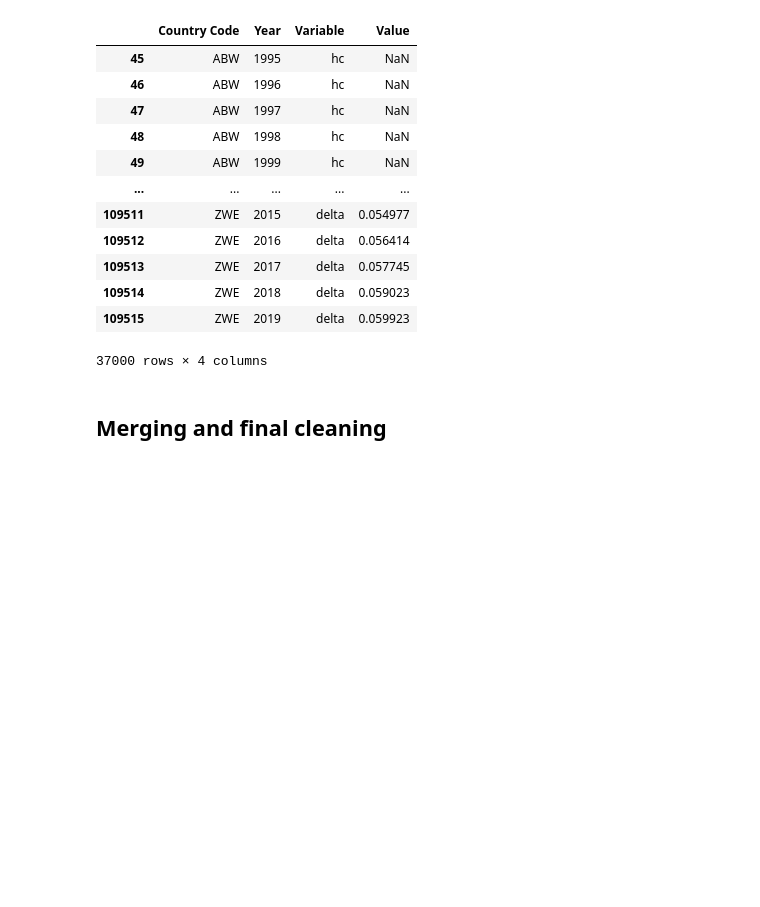
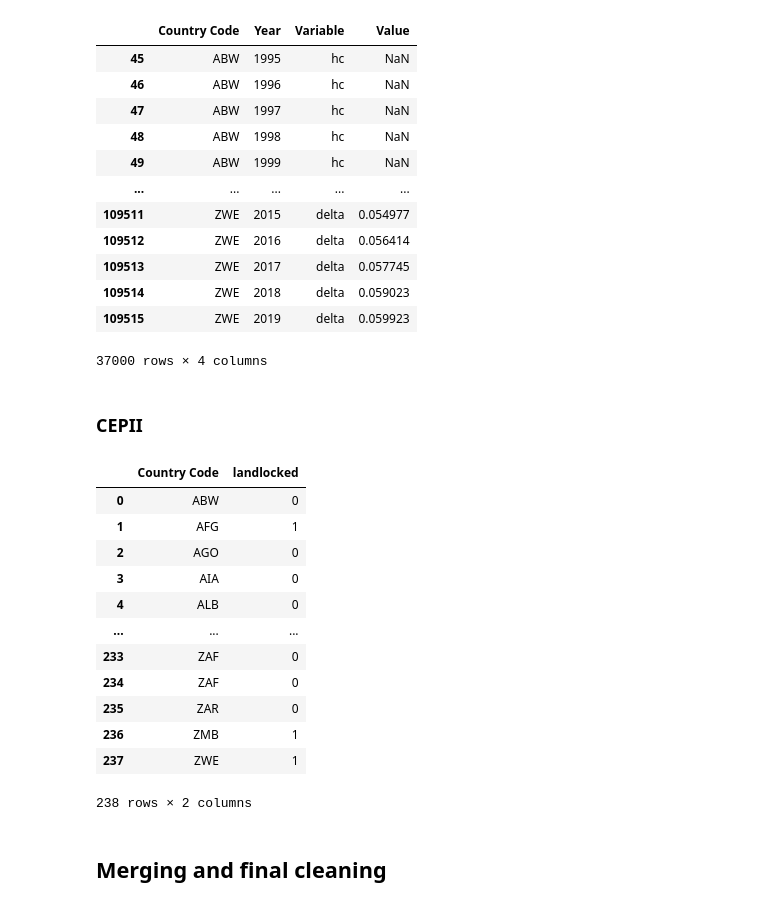
Before and after one commit to AyaanTigdikar/Capstone, a Jupyter notebook: code/1_cleaning_master_data.ipynb, the cells around one changed output. Saved outputs shown, nothing was run; the diff lists cells and outputs as text; code cells hidden in the pictures; blank space fills up the shorter version.

```diff
--- a/code/1_cleaning_master_data.ipynb
+++ b/code/1_cleaning_master_data.ipynb
@@ -411,6 +414,29 @@ pwt_df
 | 109514 | ZWE | 2018 | delta | 0.059023 |
 | 109515 | ZWE | 2019 | delta | 0.059923 |
 37000 rows × 4 columns
+# %% [markdown]
+### CEPII
+# %%
+url = "https://raw.githubusercontent.com/AyaanTigdikar/Capstone/main/rawdata/geo_cepii.xls"
+cepii_df = (pd.read_excel(url,  sheet_name='geo_cepii')).rename(columns={'iso3': 'Country Code'})
+
+cepii_df = cepii_df[['Country Code'] + cepii_variables]
+
+cepii_df
+# %% [output]
+|  | Country Code | landlocked |
+| 0 | ABW | 0 |
+| 1 | AFG | 1 |
+| 2 | AGO | 0 |
+| 3 | AIA | 0 |
+| 4 | ALB | 0 |
+| ... | ... | ... |
+| 233 | ZAF | 0 |
+| 234 | ZAF | 0 |
+| 235 | ZAR | 0 |
+| 236 | ZMB | 1 |
+| 237 | ZWE | 1 |
+238 rows × 2 columns
 # %% [markdown]
 ## Merging and final cleaning
 # %%
```
Also changed, not shown: parts of 6 cells of this notebook, 2 other files.
